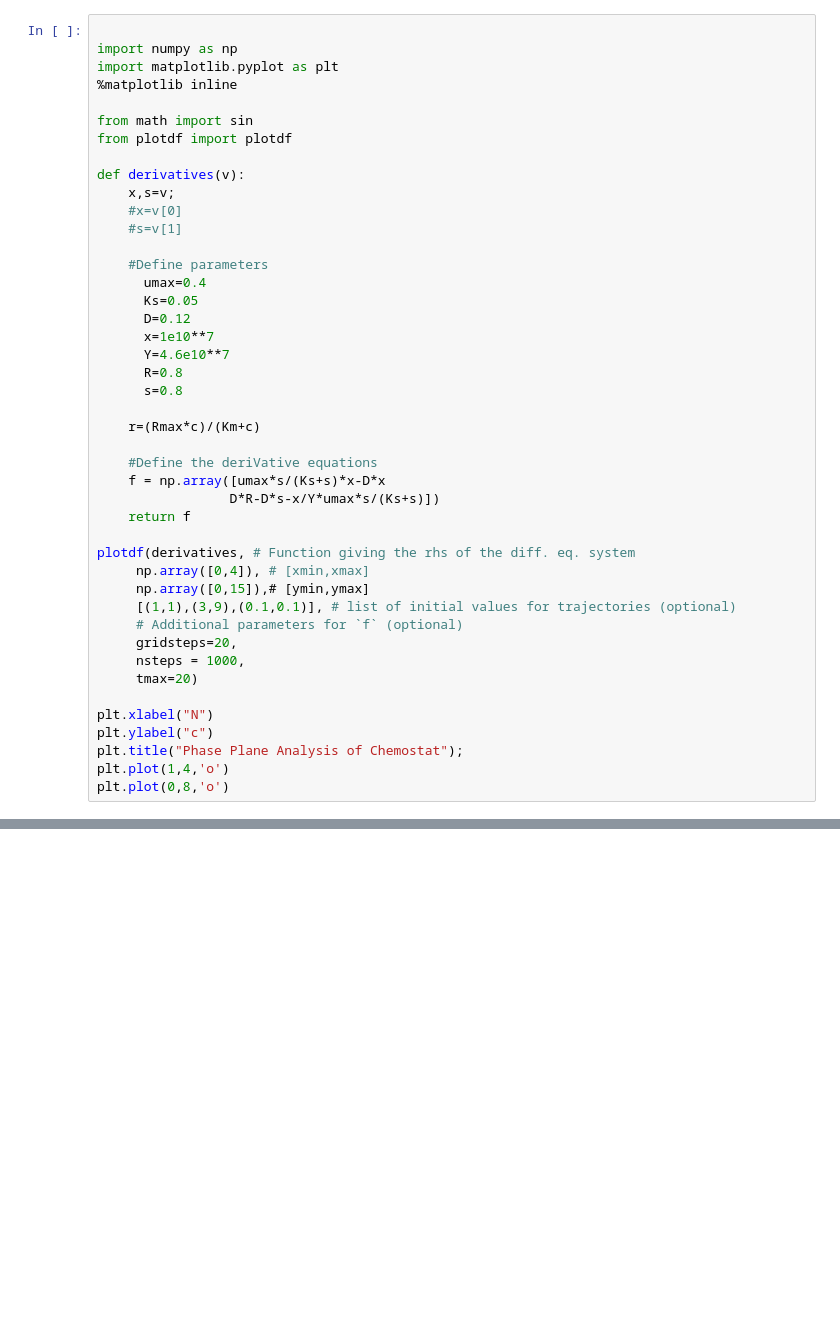
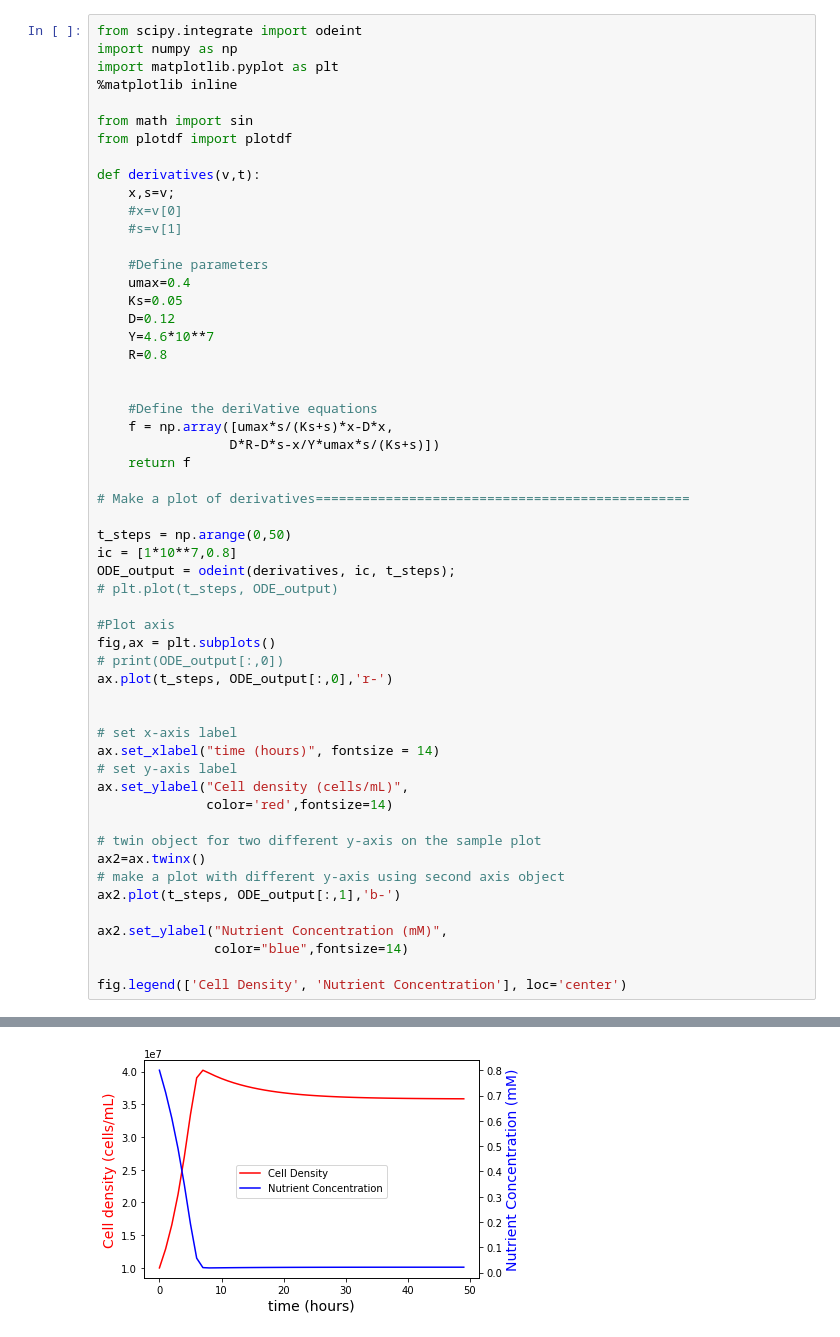
Before and after one commit to CAK25/ODE-Modeling-of-Chemostats, a Jupyter notebook: Untitled.ipynb, the cells around one changed output, grey strips where cells are left out. Drawn from its saved outputs; the diff is of its cells as text; blank space fills up the shorter version.

```diff
--- a/Untitled.ipynb
+++ b/Untitled.ipynb
@@ -1,5 +1,5 @@
 # %%
-
+from scipy.integrate import odeint
 import numpy as np
 import matplotlib.pyplot as plt
 %matplotlib inline
@@ -7,39 +7,50 @@ import matplotlib.pyplot as plt
 from math import sin
 from plotdf import plotdf
 
-def derivatives(v):
+def derivatives(v,t):
     x,s=v;
     #x=v[0]
     #s=v[1]
 
     #Define parameters
-      umax=0.4
-      Ks=0.05
-      D=0.12
-      x=1e10**7
-      Y=4.6e10**7
-      R=0.8
-      s=0.8
+    umax=0.4
+    Ks=0.05
+    D=0.12
+    Y=4.6*10**7
+    R=0.8
 
-    r=(Rmax*c)/(Km+c)
 
     #Define the deriVative equations
-    f = np.array([umax*s/(Ks+s)*x-D*x
+    f = np.array([umax*s/(Ks+s)*x-D*x,
                  D*R-D*s-x/Y*umax*s/(Ks+s)])
     return f
 
-plotdf(derivatives, # Function giving the rhs of the diff. eq. system
-     np.array([0,4]), # [xmin,xmax]
-     np.array([0,15]),# [ymin,ymax]
-     [(1,1),(3,9),(0.1,0.1)], # list of initial values for trajectories (optional)
-     # Additional parameters for `f` (optional)
-     gridsteps=20,
-     nsteps = 1000,
-     tmax=20)
+# Make a plot of derivatives================================================
 
-plt.xlabel("N")
-plt.ylabel("c")
-plt.title("Phase Plane Analysis of Chemostat");
-plt.plot(1,4,'o')
-plt.plot(0,8,'o')
+t_steps = np.arange(0,50)
+ic = [1*10**7,0.8]
+ODE_output = odeint(derivatives, ic, t_steps);
+# plt.plot(t_steps, ODE_output)
+
+#Plot axis
+fig,ax = plt.subplots()
+# print(ODE_output[:,0])
+ax.plot(t_steps, ODE_output[:,0],'r-')
+
+
+# set x-axis label
+ax.set_xlabel("time (hours)", fontsize = 14)
+# set y-axis label
+ax.set_ylabel("Cell density (cells/mL)",
+              color='red',fontsize=14)
+
+# twin object for two different y-axis on the sample plot
+ax2=ax.twinx()
+# make a plot with different y-axis using second axis object
+ax2.plot(t_steps, ODE_output[:,1],'b-')
+
+ax2.set_ylabel("Nutrient Concentration (mM)",
+               color="blue",fontsize=14)
+
+fig.legend(['Cell Density', 'Nutrient Concentration'], loc='center')
 # %% [output]
@@ -46,0 +58 @@ IndentationError: unexpected indent (1111145951.py, line 14)
+[figure, added]
```
Also changed, not shown: parts of 7 cells of this notebook.
